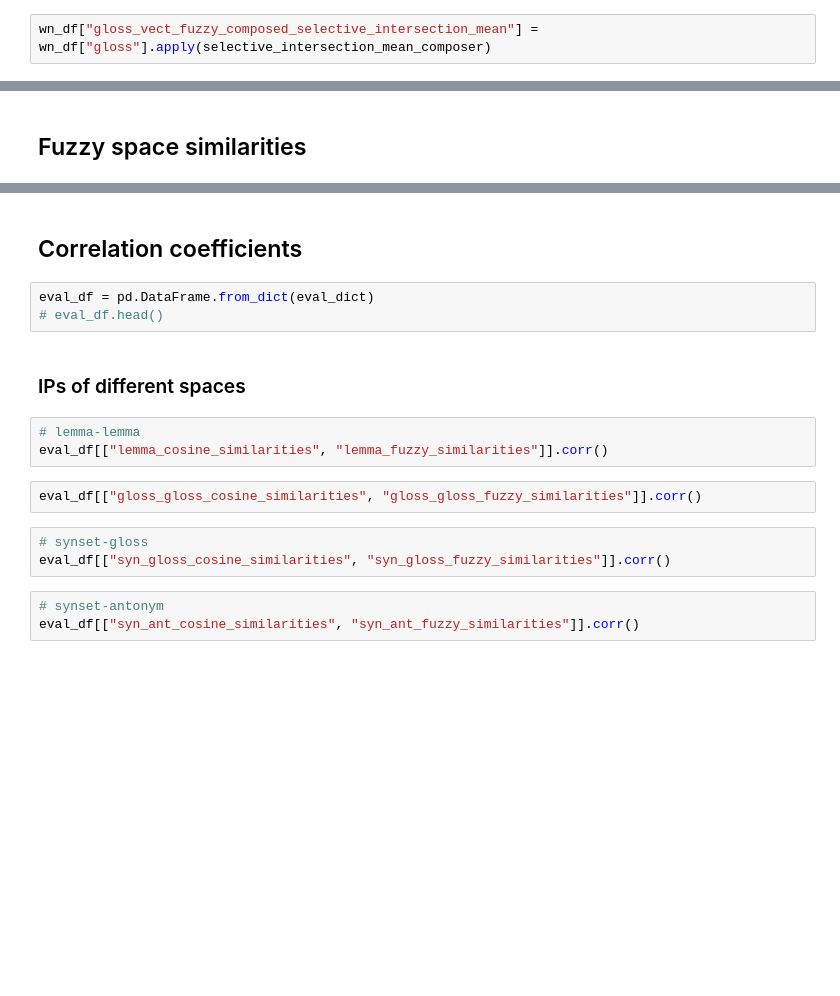
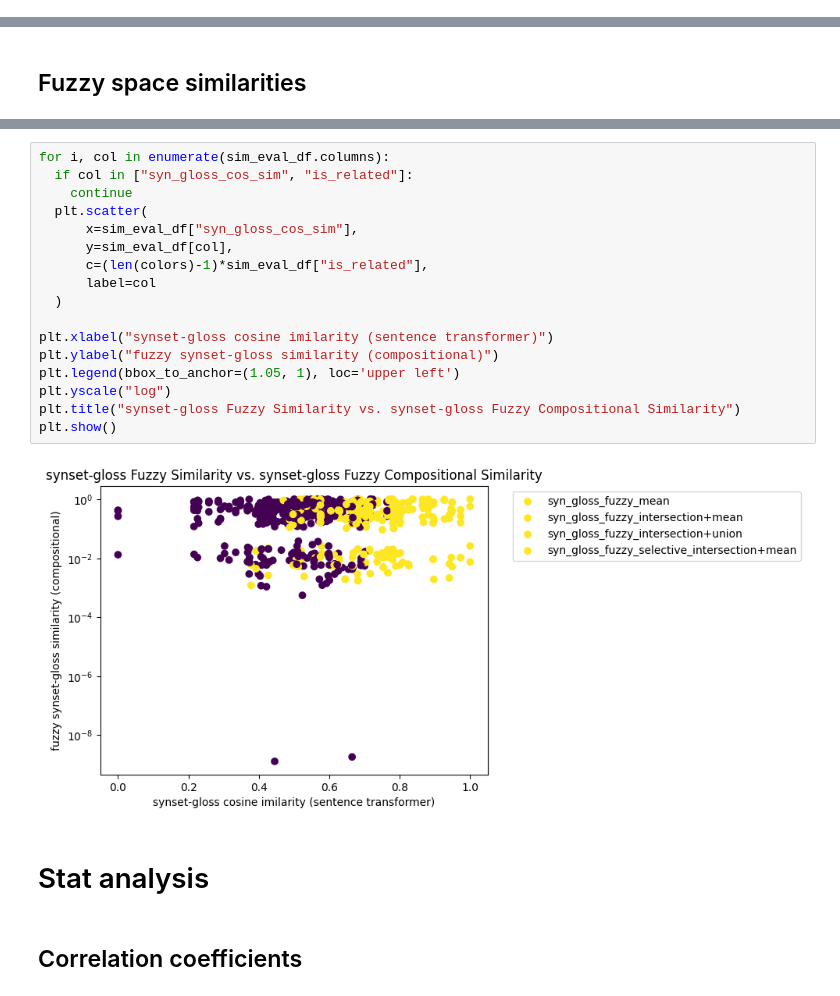
Before and after one commit to IsaacFigNewton/DisCoFuzz, a Jupyter notebook: DisCoFuzz_WF.ipynb, the cells around one changed output, grey strips where cells are left out. Saved outputs shown, nothing was run; the diff lists cells and outputs as text; blank space fills up the shorter version.

```diff
--- a/DisCoFuzz_WF.ipynb
+++ b/DisCoFuzz_WF.ipynb
@@ -796,2 +867,0 @@ wn_df["gloss_vect_fuzzy_composed_intersection_union"] = wn_df["gloss"].apply(int
-# %%
-wn_df["gloss_vect_fuzzy_composed_selective_intersection_mean"] = wn_df["gloss"].apply(selective_intersection_mean_composer)
@@ -981,18 +1034,23 @@ plt.show()
+# %%
+for i, col in enumerate(sim_eval_df.columns):
+  if col in ["syn_gloss_cos_sim", "is_related"]:
+    continue
+  plt.scatter(
+      x=sim_eval_df["syn_gloss_cos_sim"],
+      y=sim_eval_df[col],
+      c=(len(colors)-1)*sim_eval_df["is_related"],
+      label=col
+  )
+
+plt.xlabel("synset-gloss cosine imilarity (sentence transformer)")
+plt.ylabel("fuzzy synset-gloss similarity (compositional)")
+plt.legend(bbox_to_anchor=(1.05, 1), loc='upper left')
+plt.yscale("log")
+plt.title("synset-gloss Fuzzy Similarity vs. synset-gloss Fuzzy Compositional Similarity")
+plt.show()
+# %% [output]
+[figure, added]
+# %% [markdown]
+# Stat analysis
 # %% [markdown]
 ## Correlation coefficients
-# %%
-eval_df = pd.DataFrame.from_dict(eval_dict)
-# eval_df.head()
-# %% [markdown]
-### IPs of different spaces
-# %%
-# lemma-lemma
-eval_df[["lemma_cosine_similarities", "lemma_fuzzy_similarities"]].corr()
-# %%
-eval_df[["gloss_gloss_cosine_similarities", "gloss_gloss_fuzzy_similarities"]].corr()
-# %%
-# synset-gloss
-eval_df[["syn_gloss_cosine_similarities", "syn_gloss_fuzzy_similarities"]].corr()
-# %%
-# synset-antonym
-eval_df[["syn_ant_cosine_similarities", "syn_ant_fuzzy_similarities"]].corr()
```
Also changed, not shown: parts of 69 cells of this notebook.
